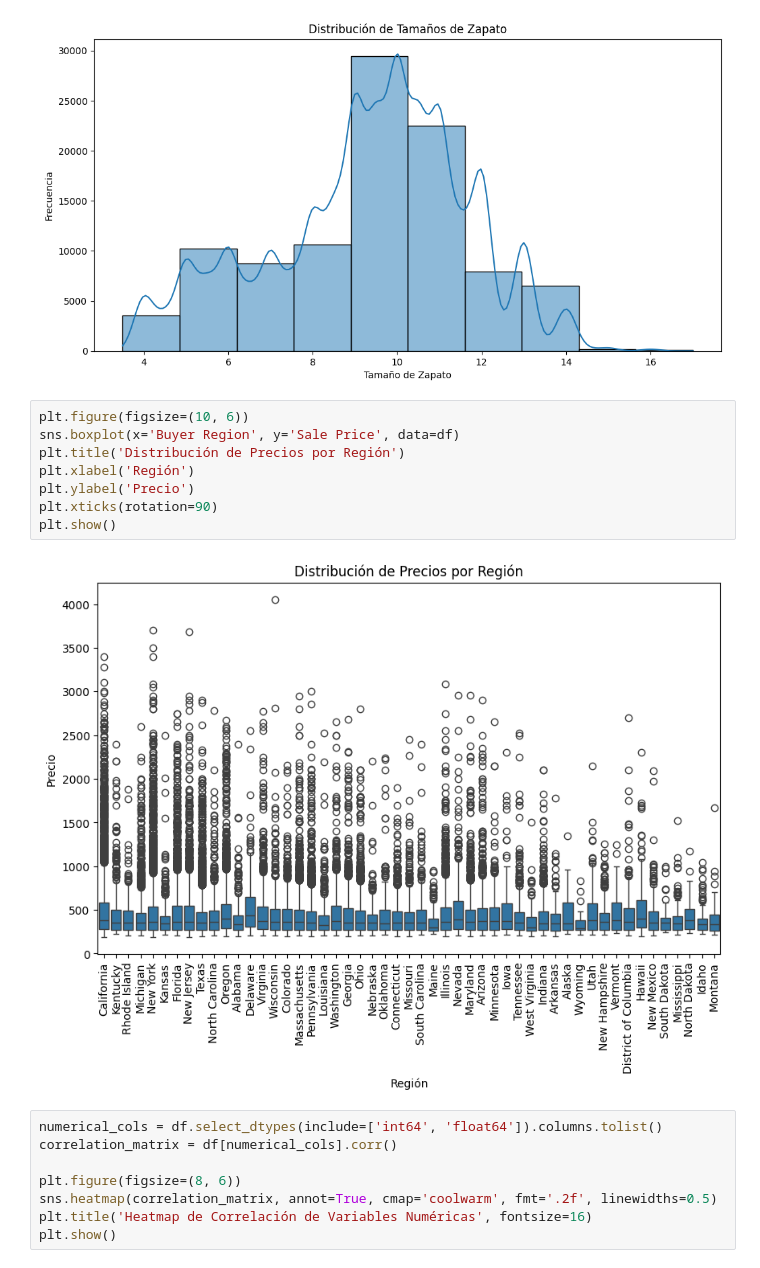
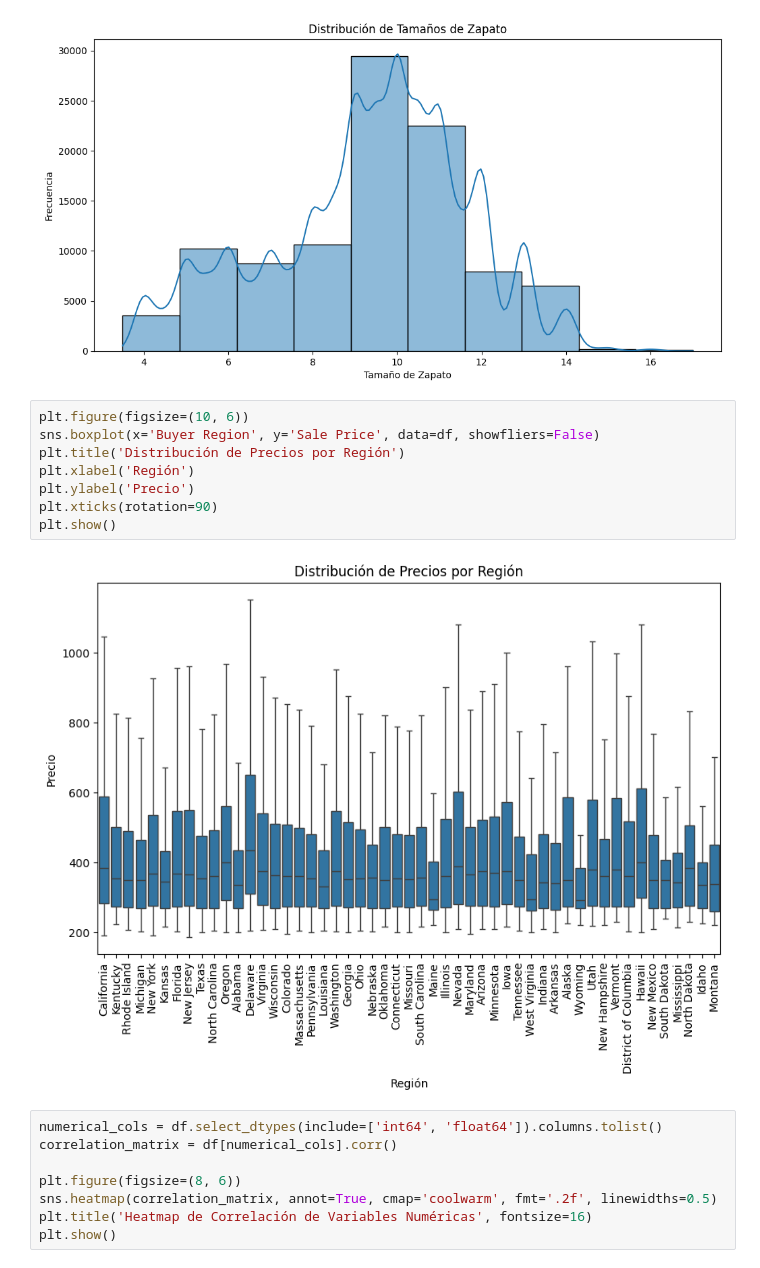
Before and after one commit to adrian-nf/SneakersPricePrediction, a Jupyter notebook: notebooks/data_visualization.ipynb, the cells around one changed output. Drawn from its saved outputs; the diff is of its cells as text.

```diff
--- a/notebooks/data_visualization.ipynb
+++ b/notebooks/data_visualization.ipynb
@@ -103,14 +103,14 @@ plt.show()
 [figure]
 # %%
 plt.figure(figsize=(10, 6))
-sns.boxplot(x='Buyer Region', y='Sale Price', data=df)
+sns.boxplot(x='Buyer Region', y='Sale Price', data=df, showfliers=False)
 plt.title('Distribución de Precios por Región')
 plt.xlabel('Región')
 plt.ylabel('Precio')
 plt.xticks(rotation=90)
 plt.show()
 # %% [output]
-[figure, old version]
+[figure, new version]
 # %%
 numerical_cols = df.select_dtypes(include=['int64', 'float64']).columns.tolist()
 correlation_matrix = df[numerical_cols].corr()
```
Also changed, not shown: 15 other files.
